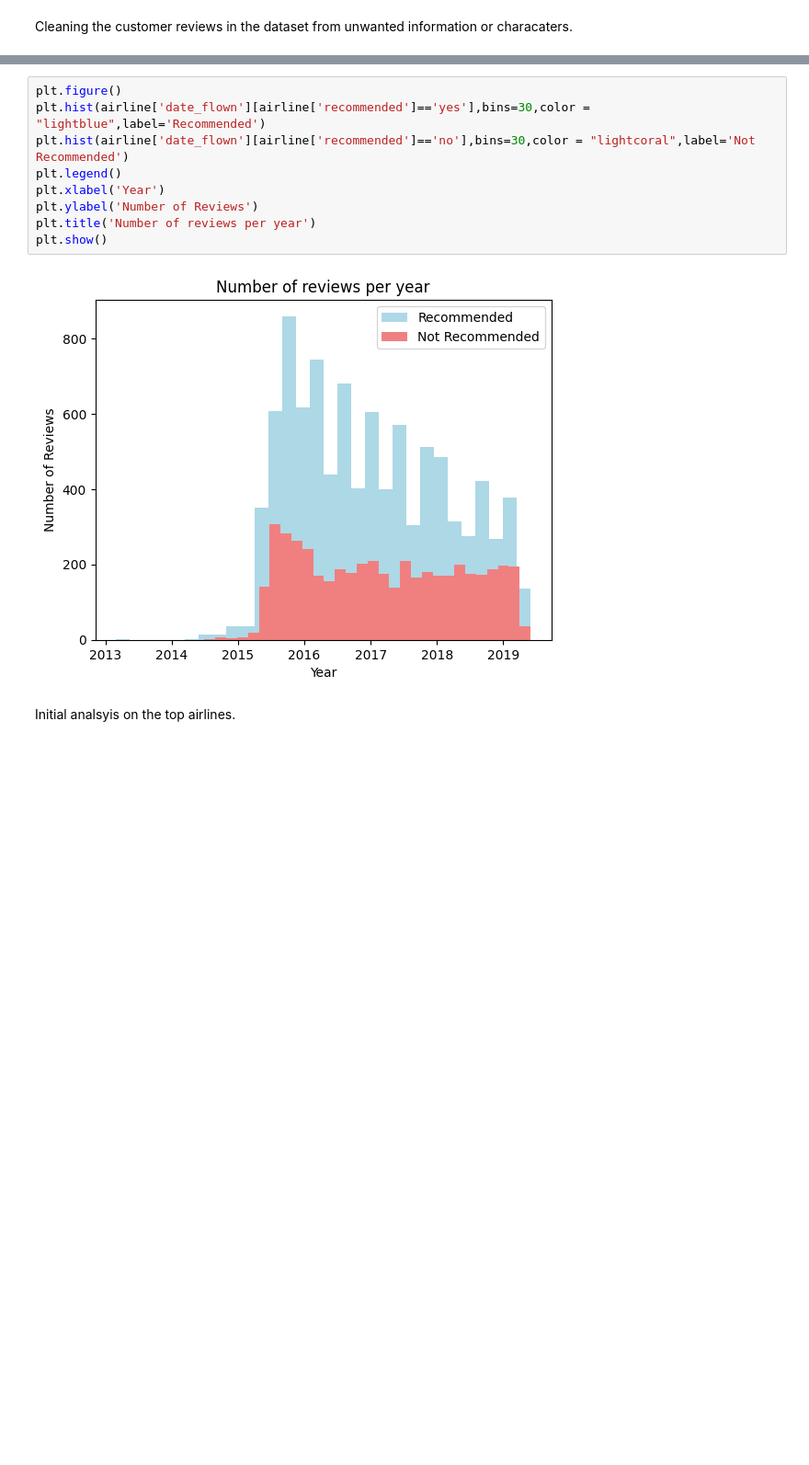
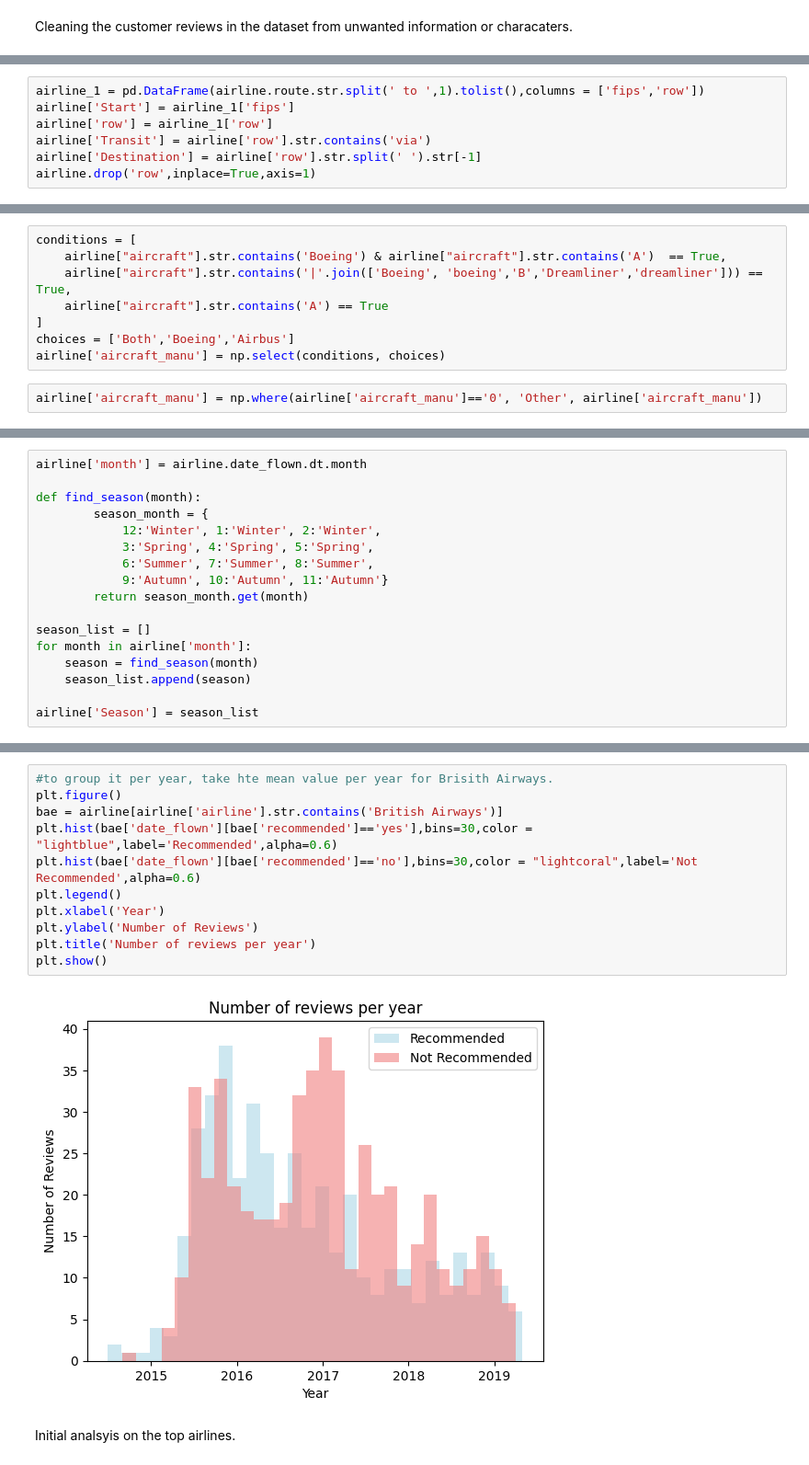
Before and after one commit to pullz6/Airline_Study, a Jupyter notebook: Airline_Reviews.ipynb, the cells around one changed output, grey strips where cells are left out. Shown at 92% size. Saved outputs shown, nothing was run; the diff lists cells and outputs as text; blank space fills up the shorter version.

```diff
--- a/Airline_Reviews.ipynb
+++ b/Airline_Reviews.ipynb
@@ -85,0 +67,7 @@ airline
+# %%
+airline_1 = pd.DataFrame(airline.route.str.split(' to ',1).tolist(),columns = ['fips','row'])
+airline['Start'] = airline_1['fips']
+airline['row'] = airline_1['row']
+airline['Transit'] = airline['row'].str.contains('via')
+airline['Destination'] = airline['row'].str.split(' ').str[-1]
+airline.drop('row',inplace=True,axis=1)
@@ -85,0 +76,10 @@ airline
+# %%
+conditions = [
+    airline["aircraft"].str.contains('Boeing') & airline["aircraft"].str.contains('A')  == True,
+    airline["aircraft"].str.contains('|'.join(['Boeing', 'boeing','B','Dreamliner','dreamliner'])) == True,
+    airline["aircraft"].str.contains('A') == True
+]
+choices = ['Both','Boeing','Airbus']
+airline['aircraft_manu'] = np.select(conditions, choices)
+# %%
+airline['aircraft_manu'] = np.where(airline['aircraft_manu']=='0', 'Other', airline['aircraft_manu'])
@@ -85,0 +92,17 @@ airline
+# %%
+airline['month'] = airline.date_flown.dt.month
+
+def find_season(month):
+        season_month = {
+            12:'Winter', 1:'Winter', 2:'Winter',
+            3:'Spring', 4:'Spring', 5:'Spring',
+            6:'Summer', 7:'Summer', 8:'Summer',
+            9:'Autumn', 10:'Autumn', 11:'Autumn'}
+        return season_month.get(month)
+
+season_list = []
+for month in airline['month']:
+    season = find_season(month)
+    season_list.append(season)
+
+airline['Season'] = season_list
@@ -86,14 +116,16 @@ airline
 # %%
+#to group it per year, take hte mean value per year for Brisith Airways.
 plt.figure()
-plt.hist(airline['date_flown'][airline['recommended']=='yes'],bins=30,color = "lightblue",label='Recommended')
-plt.hist(airline['date_flown'][airline['recommended']=='no'],bins=30,color = "lightcoral",label='Not Recommended')
+bae = airline[airline['airline'].str.contains('British Airways')]
+plt.hist(bae['date_flown'][bae['recommended']=='yes'],bins=30,color = "lightblue",label='Recommended',alpha=0.6)
+plt.hist(bae['date_flown'][bae['recommended']=='no'],bins=30,color = "lightcoral",label='Not Recommended',alpha=0.6)
 plt.legend()
 plt.xlabel('Year')
 plt.ylabel('Number of Reviews')
 plt.title('Number of reviews per year')
 plt.show()
 # %% [output]
-[figure, old version]
+[figure, new version]
 # %% [markdown]
 Initial analsyis on the top airlines.
 # %%
```
Also changed, not shown: parts of 81 cells of this notebook.
